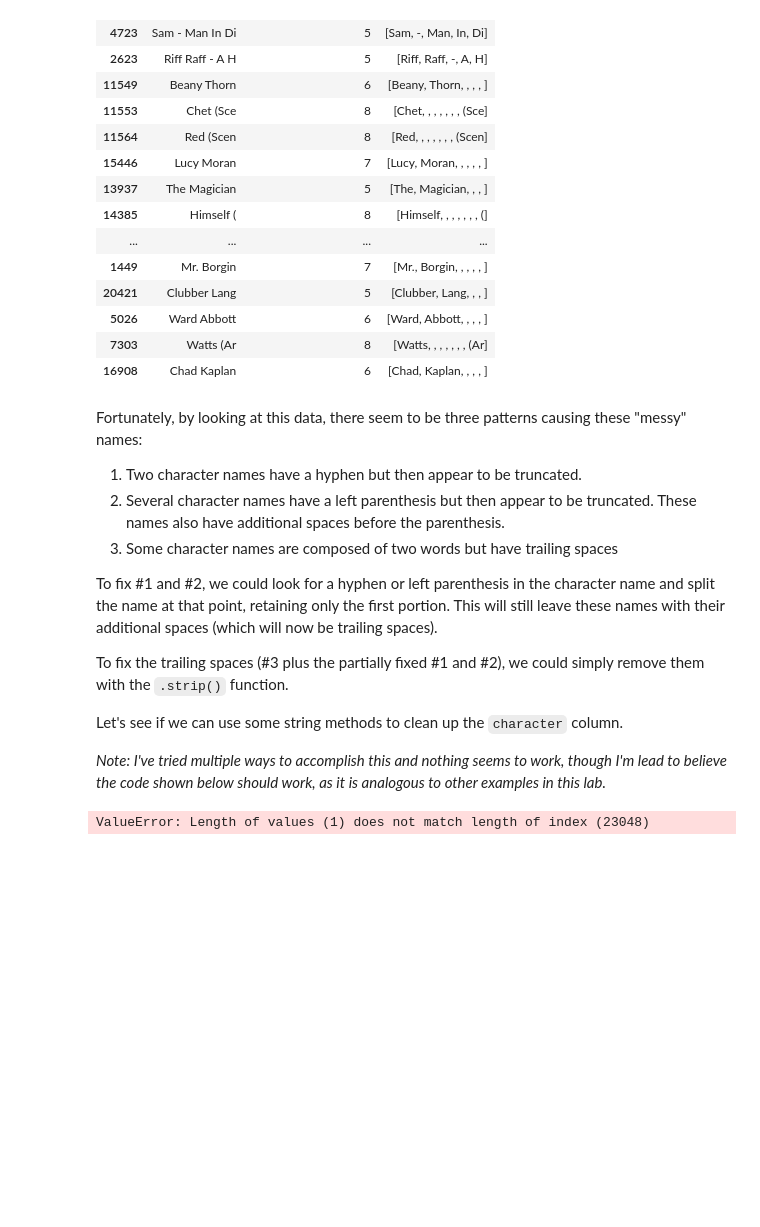
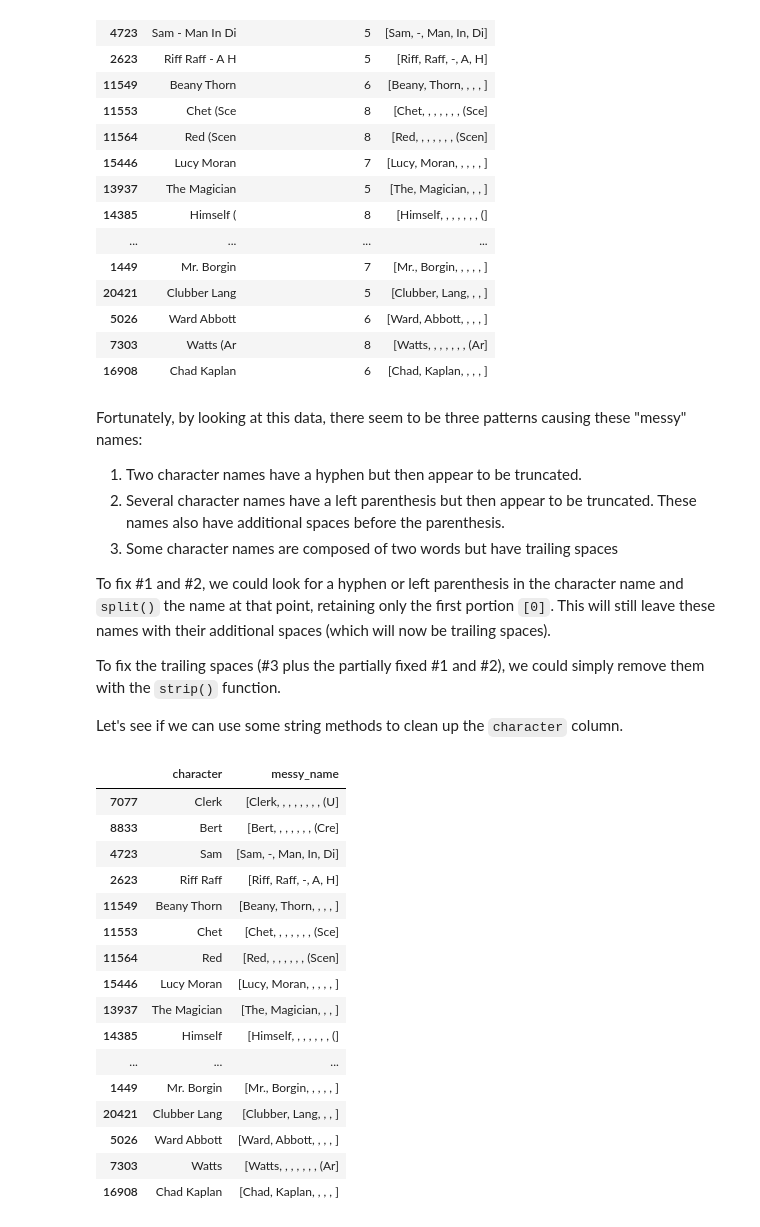
Before and after one commit to mfrontz/i501-labs, a Jupyter notebook: lab_4/lab_4.ipynb, the cells around one changed output. Saved outputs shown, nothing was run; the diff lists cells and outputs as text; code cells hidden in the pictures; blank space fills up the shorter version.

```diff
--- a/lab_4/lab_4.ipynb
+++ b/lab_4/lab_4.ipynb
@@ -969,21 +969,38 @@ Fortunately, by looking at this data, there seem to be three patterns causing th
 2. Several character names have a left parenthesis but then appear to be truncated. These names also have additional spaces before the parenthesis.
 3. Some character names are composed of two words but have trailing spaces
 
-To fix #1 and #2, we could look for a hyphen or left parenthesis in the character name and split the name at that point, retaining only the first portion. This will still leave these names with their additional spaces (which will now be trailing spaces).
+To fix #1 and #2, we could look for a hyphen or left parenthesis in the character name and `split()` the name at that point, retaining only the first portion `[0]`. This will still leave these names with their additional spaces (which will now be trailing spaces).
 
-To fix the trailing spaces (#3 plus the partially fixed #1 and #2), we could simply remove them with the `.strip()` function.
+To fix the trailing spaces (#3 plus the partially fixed #1 and #2), we could simply remove them with the `strip()` function.
 
 Let's see if we can use some string methods to clean up the `character` column.
-
-*Note: I've tried multiple ways to accomplish this and nothing seems to work, though I'm lead to believe the code shown below should work, as it is analogous to other examples in this lab.*
 # %%
 # split character name using hyphen delimiter and retain first element only
-df_films['character'] = df_films['character'].str.split('-')[0]
+df_films['character'] = df_films['character'].str.split('-').str[0]
 
 # split character name using left parenthesis delimiter and retain first element only
-df_films['character'] = df_films['character'].str.split('(')[0]
+df_films['character'] = df_films['character'].str.split('(').str[0]
 
 # strip out any leading or trailing whitespace
-df_films['character'] = df_films['character'].strip()
+df_films['character'] = df_films['character'].str.strip()
+
+# view dataframe to check the formerly messy names
+df_films[filter_messy_name][['character', 'messy_name']]
 # %% [output]
-ValueError: Length of values (1) does not match length of index (23048)
+|  | character | messy_name |
+| 7077 | Clerk | [Clerk, , , , , , , , (U] |
+| 8833 | Bert | [Bert, , , , , , , (Cre] |
+| 4723 | Sam | [Sam, -, Man, In, Di] |
+| 2623 | Riff Raff | [Riff, Raff, -, A, H] |
+| 11549 | Beany Thorn | [Beany, Thorn, , , , ] |
+| 11553 | Chet | [Chet, , , , , , , (Sce] |
+| 11564 | Red | [Red, , , , , , , (Scen] |
+| 15446 | Lucy Moran | [Lucy, Moran, , , , , ] |
+| 13937 | The Magician | [The, Magician, , , ] |
+| 14385 | Himself | [Himself, , , , , , , (] |
+| ... | ... | ... |
+| 1449 | Mr. Borgin | [Mr., Borgin, , , , , ] |
+| 20421 | Clubber Lang | [Clubber, Lang, , , ] |
+| 5026 | Ward Abbott | [Ward, Abbott, , , , ] |
+| 7303 | Watts | [Watts, , , , , , , (Ar] |
+| 16908 | Chad Kaplan | [Chad, Kaplan, , , , ] |
```
Also changed, not shown: parts of 1 cell of this notebook.
